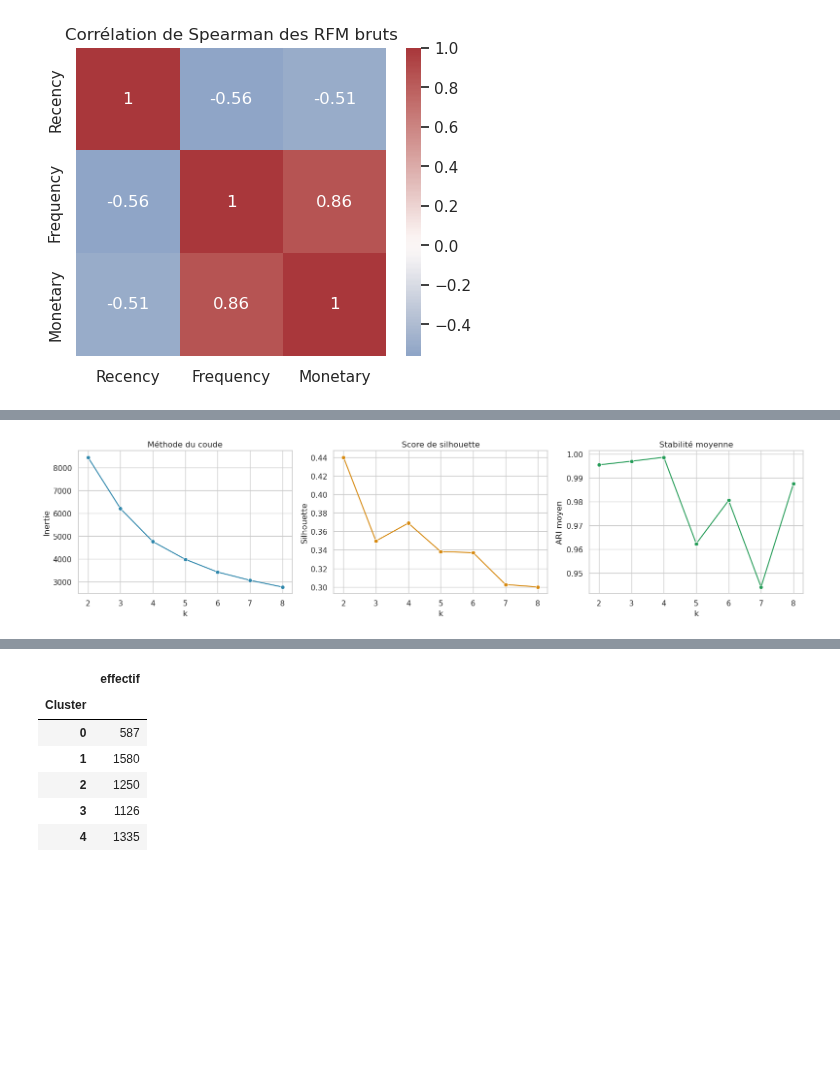
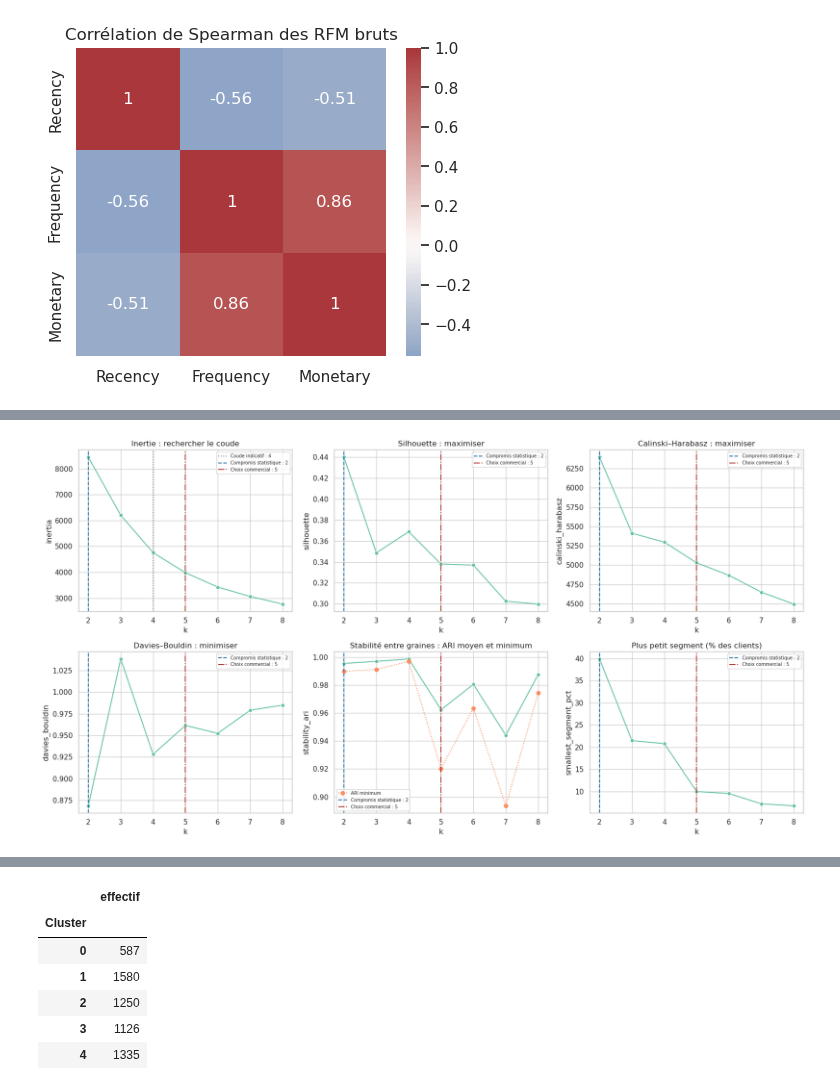
Before and after one commit to Mounix756/rfm-customer-segmentation-platform, a Jupyter notebook: ml/index.ipynb, the cells around one changed output, grey strips where cells are left out. Cells and saved outputs as stored; diff of their text form; code cells hidden in the pictures; blank space fills up the shorter version.

Commit message:
feat(ml): enrichir le choix de k et mesurer l’effet des retours

```diff
--- a/ml/index.ipynb
+++ b/ml/index.ipynb
@@ -378,22 +444,25 @@ k_eval
 # %%
-fig, axes = plt.subplots(1, 3, figsize=(16, 4))
-
-sns.lineplot(data=k_eval, x="k", y="inertia", marker="o", ax=axes[0], color="#2E86AB")
-axes[0].set_title("Méthode du coude")
-axes[0].set_ylabel("Inertie")
-
-sns.lineplot(data=k_eval, x="k", y="silhouette", marker="o", ax=axes[1], color="#D68910")
-axes[1].set_title("Score de silhouette")
-axes[1].set_ylabel("Silhouette")
-
-sns.lineplot(data=k_eval, x="k", y="stability_ari", marker="o", ax=axes[2], color="#239B56")
-axes[2].set_title("Stabilité moyenne")
-axes[2].set_ylabel("ARI moyen")
-
-for ax in axes:
-    ax.set_xticks(list(k_values))
-
+fig, axes = plt.subplots(2, 3, figsize=(17, 9))
+plot_specs = [
+    ("inertia", "Inertie : rechercher le coude"),
+    ("silhouette", "Silhouette : maximiser"),
+    ("calinski_harabasz", "Calinski–Harabasz : maximiser"),
+    ("davies_bouldin", "Davies–Bouldin : minimiser"),
+    ("stability_ari", "Stabilité entre graines : ARI moyen et minimum"),
+    ("smallest_segment_pct", "Plus petit segment (% des clients)"),
+]
+for ax, (metric, title) in zip(axes.flat, plot_specs):
+    sns.lineplot(data=k_eval, x="k", y=metric, marker="o", ax=ax)
+    if metric == "stability_ari":
+        ax.plot(k_eval["k"], k_eval["stability_ari_min"], "o:", label="ARI minimum")
+    if metric == "inertia":
+        ax.axvline(ELBOW_K, color="gray", linestyle=":", label=f"Coude indicatif : {ELBOW_K}")
+    ax.axvline(STATISTICAL_K, color="#2874A6", linestyle="--", label=f"Compromis statistique : {STATISTICAL_K}")
+    ax.axvline(FINAL_K, color="#B03A2E", linestyle="-.", label=f"Choix commercial : {FINAL_K}")
+    ax.set_title(title)
+    ax.set_xticks(K_VALUES)
+    ax.legend(fontsize=7)
 plt.tight_layout()
 plt.show()
 # %% [output]
-[figure, old version]
+[figure, new version]
```
Also changed, not shown: parts of 16 cells of this notebook, 1 other file.
